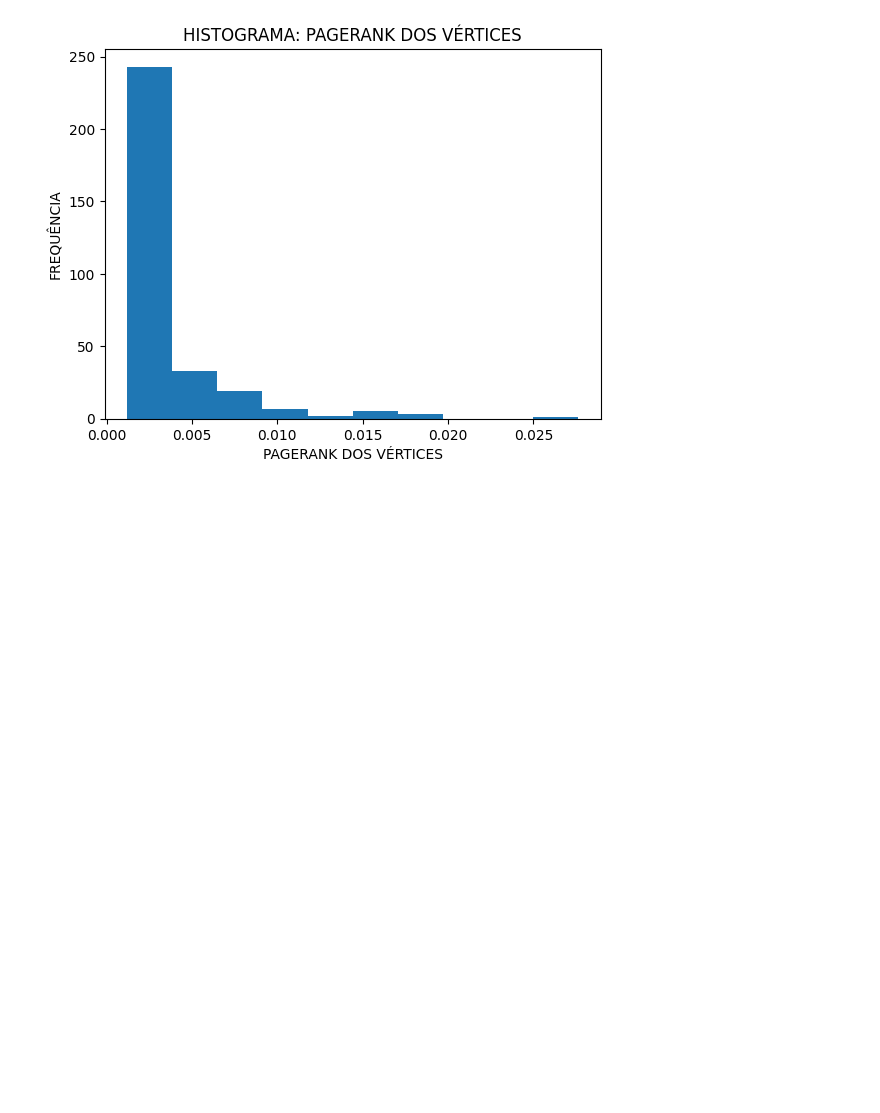
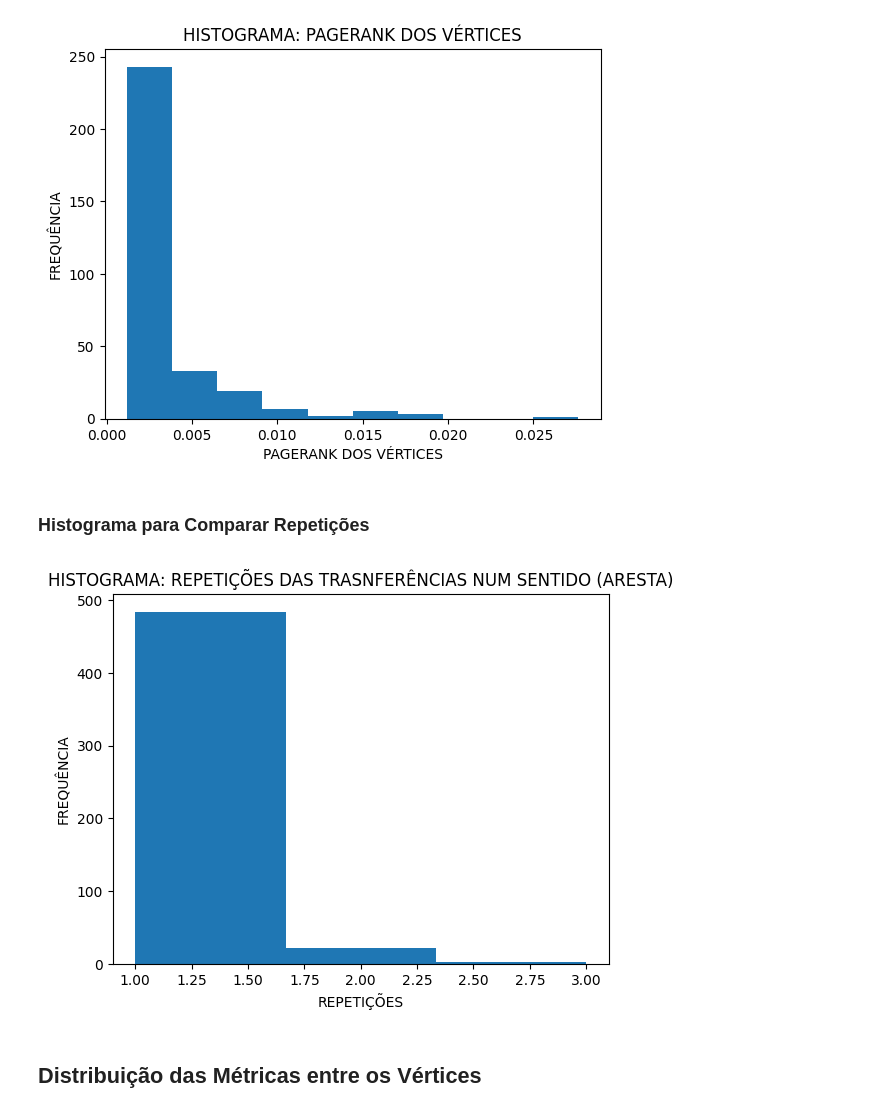
Before and after one commit to falcaoalvinho/projeto-cr-ufabc, a Jupyter notebook: plotagem.ipynb, the cells around one changed output. Cells and saved outputs as stored; diff of their text form; code cells hidden in the pictures; blank space fills up the shorter version.

Commit message:
adcionado histograma das repetições de transferências num sentido

```diff
--- a/plotagem.ipynb
+++ b/plotagem.ipynb
@@ -187,3 +187,20 @@ plt.title("HISTOGRAMA: PAGERANK DOS VÉRTICES")
 plt.show()
 # %% [output]
 [figure]
+# %% [markdown]
+### Histograma para Comparar Repetições
+# %%
+dados = []
+
+for aresta in grafo.edges:
+    dados.append(grafo[aresta[0]][aresta[1]]['quantidade_transferencias'])
+
+plt.hist(dados, bins=3)
+plt.xlabel("REPETIÇÕES")
+plt.ylabel("FREQUÊNCIA")
+plt.title("HISTOGRAMA: REPETIÇÕES DAS TRASNFERÊNCIAS NUM SENTIDO (ARESTA)")
+plt.show()
+# %% [output]
+[figure, added]
+# %% [markdown]
+## Distribuição das Métricas entre os Vértices
```
